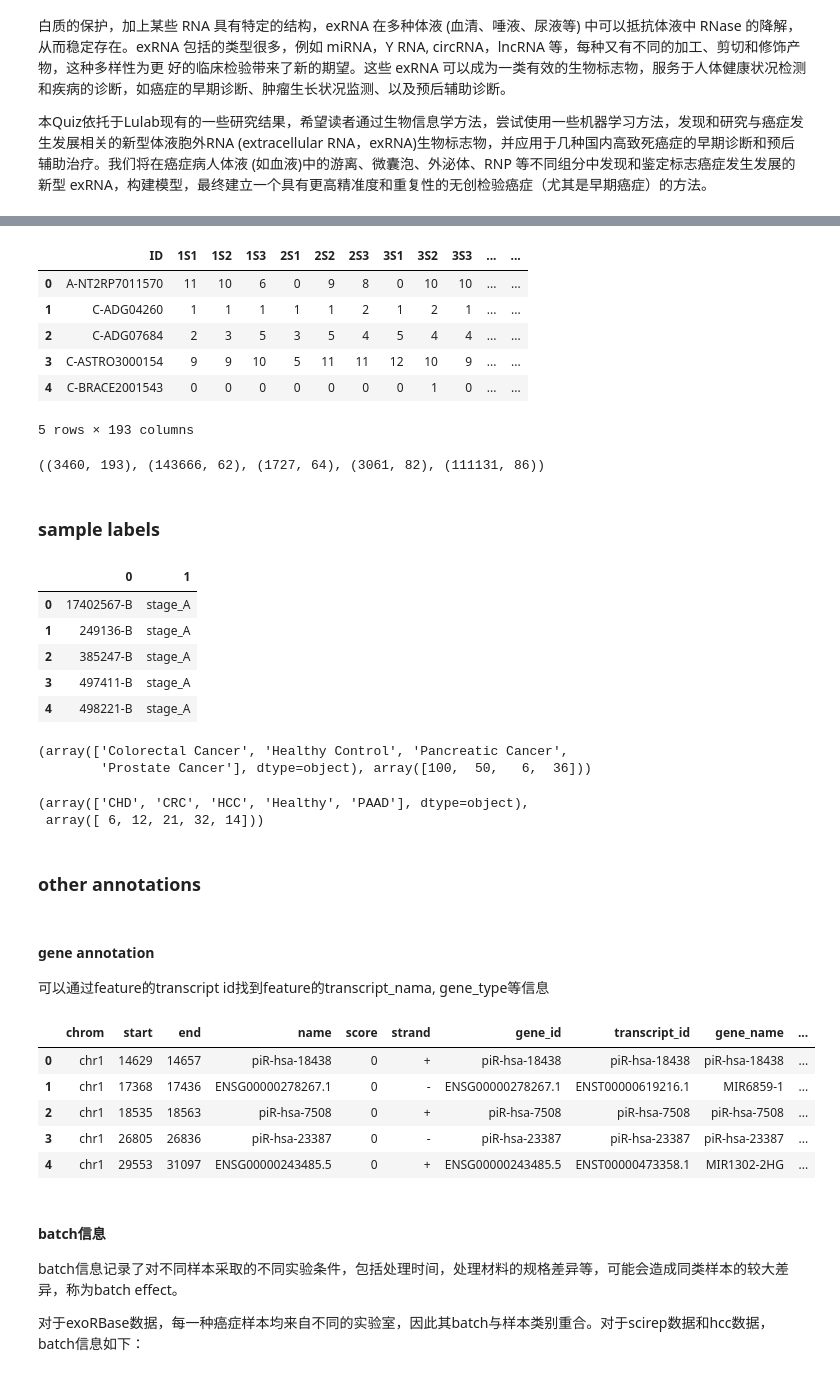
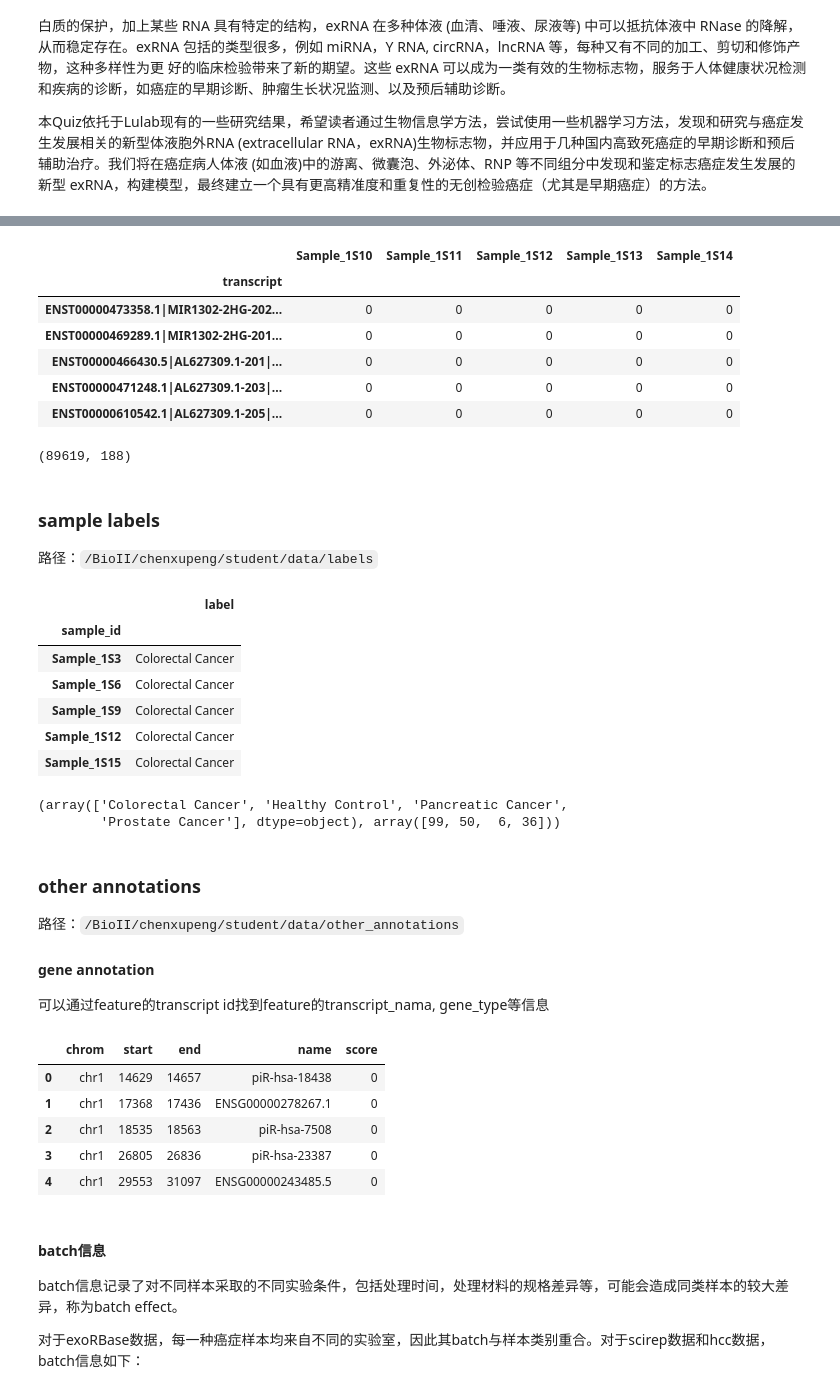
Before and after one commit to xyfzkd/teaching_book, a Jupyter notebook: quiz/quiz_exrna/quiz_exRNA_tutorial.ipynb, the cells around one changed output, grey strips where cells are left out. Drawn from its saved outputs; the diff is of its cells as text; code cells hidden in the pictures.

```diff
--- a/quiz/quiz_exrna/quiz_exRNA_tutorial.ipynb
+++ b/quiz/quiz_exrna/quiz_exRNA_tutorial.ipynb
@@ -77,16 +35,21 @@ exorbase = pd.read_table('data/expression_matrix/exoRBase.txt')
+# %%
+import pandas as pd
+import numpy as np
+scirepount = pd.read_table('data/expression_matrix/GSE71008.txt',sep=',',index_col=0)
 # %%
-scirepount.head()
+scirepount.iloc[:,:5].head()
 # %% [output]
-|  | ID | 1S1 | 1S2 | 1S3 | 2S1 | 2S2 | 2S3 | 3S1 | 3S2 | 3S3 | ... | ... |
-| 0 | A-NT2RP7011570 | 11 | 10 | 6 | 0 | 9 | 8 | 0 | 10 | 10 | ... | ... |
-| 1 | C-ADG04260 | 1 | 1 | 1 | 1 | 1 | 2 | 1 | 2 | 1 | ... | ... |
-| 2 | C-ADG07684 | 2 | 3 | 5 | 3 | 5 | 4 | 5 | 4 | 4 | ... | ... |
-| 3 | C-ASTRO3000154 | 9 | 9 | 10 | 5 | 11 | 11 | 12 | 10 | 9 | ... | ... |
-| 4 | C-BRACE2001543 | 0 | 0 | 0 | 0 | 0 | 0 | 0 | 1 | 0 | ... | ... |
+|  | Sample_1S10 | Sample_1S11 | Sample_1S12 | Sample_1S13 | Sample_1S14 |
+| transcript |  |  |  |  |  |
+| ENST00000473358.1|MIR1302-2HG-202... | 0 | 0 | 0 | 0 | 0 |
+| ENST00000469289.1|MIR1302-2HG-201... | 0 | 0 | 0 | 0 | 0 |
+| ENST00000466430.5|AL627309.1-201|... | 0 | 0 | 0 | 0 | 0 |
+| ENST00000471248.1|AL627309.1-203|... | 0 | 0 | 0 | 0 | 0 |
+| ENST00000610542.1|AL627309.1-205|... | 0 | 0 | 0 | 0 | 0 |
-5 rows × 193 columns
-# %%
-scirepount.shape, hcc_full_count.shape, hcc_peak_count.shape, hcc_peak_iter_count.shape, exorbase.shape
-# %% [output]
-((3460, 193), (143666, 62), (1727, 64), (3061, 82), (111131, 86))
+# %%
+scirepount.shape
+# %% [output]
+(89619, 188)
 # %% [markdown]
 ### sample labels
+路径：`/BioII/chenxupeng/student/data/labels`
@@ -97,9 +58,10 @@ hcc_samplenamess = pd.read_table('data/labels/hccfull.txt', header=None)
 # %%
-hcc_samplenamess.head()
+scirep_samplenames.head()
 # %% [output]
-|  | 0 | 1 |
-| 0 | 17402567-B | stage_A |
-| 1 | 249136-B | stage_A |
-| 2 | 385247-B | stage_A |
-| 3 | 497411-B | stage_A |
-| 4 | 498221-B | stage_A |
+|  | label |
+| sample_id |  |
+| Sample_1S3 | Colorectal Cancer |
+| Sample_1S6 | Colorectal Cancer |
+| Sample_1S9 | Colorectal Cancer |
+| Sample_1S12 | Colorectal Cancer |
+| Sample_1S15 | Colorectal Cancer |
@@ -106,16 +71,11 @@ hcc_samplenamess.head()
 # %%
-np.unique(scirep_samplenames[1],return_counts=True)
+np.unique(scirep_samplenames['label'],return_counts=True)
 # %% [output]
 (array(['Colorectal Cancer', 'Healthy Control', 'Pancreatic Cancer',
-        'Prostate Cancer'], dtype=object), array([100,  50,   6,  36]))
+        'Prostate Cancer'], dtype=object), array([99, 50,  6, 36]))
-# %%
-np.unique(exo_samplenames[1],return_counts=True)
-# %% [output]
-(array(['CHD', 'CRC', 'HCC', 'Healthy', 'PAAD'], dtype=object),
- array([ 6, 12, 21, 32, 14]))
-# %% [markdown]
-### other annotations
 # %% [markdown]
+### other annotations
+路径：`/BioII/chenxupeng/student/data/other_annotations`
 #### gene annotation
 可以通过feature的transcript id找到feature的transcript_nama, gene_type等信息
 # %%
@@ -123,12 +83,12 @@ geneannotation = pd.read_table('data/transcript_anno.txt')
 # %%
-geneannotation.head()
+geneannotation.iloc[:,:5].head()
 # %% [output]
-|  | chrom | start | end | name | score | strand | gene_id | transcript_id | gene_name | ... |
-| 0 | chr1 | 14629 | 14657 | piR-hsa-18438 | 0 | + | piR-hsa-18438 | piR-hsa-18438 | piR-hsa-18438 | ... |
-| 1 | chr1 | 17368 | 17436 | ENSG00000278267.1 | 0 | - | ENSG00000278267.1 | ENST00000619216.1 | MIR6859-1 | ... |
-| 2 | chr1 | 18535 | 18563 | piR-hsa-7508 | 0 | + | piR-hsa-7508 | piR-hsa-7508 | piR-hsa-7508 | ... |
-| 3 | chr1 | 26805 | 26836 | piR-hsa-23387 | 0 | - | piR-hsa-23387 | piR-hsa-23387 | piR-hsa-23387 | ... |
-| 4 | chr1 | 29553 | 31097 | ENSG00000243485.5 | 0 | + | ENSG00000243485.5 | ENST00000473358.1 | MIR1302-2HG | ... |
+|  | chrom | start | end | name | score |
+| 0 | chr1 | 14629 | 14657 | piR-hsa-18438 | 0 |
+| 1 | chr1 | 17368 | 17436 | ENSG00000278267.1 | 0 |
+| 2 | chr1 | 18535 | 18563 | piR-hsa-7508 | 0 |
+| 3 | chr1 | 26805 | 26836 | piR-hsa-23387 | 0 |
+| 4 | chr1 | 29553 | 31097 | ENSG00000243485.5 | 0 |
 # %% [markdown]
 #### batch信息
 batch信息记录了对不同样本采取的不同实验条件，包括处理时间，处理材料的规格差异等，可能会造成同类样本的较大差异，称为batch effect。
```
Also changed, not shown: parts of 78 cells of this notebook.
